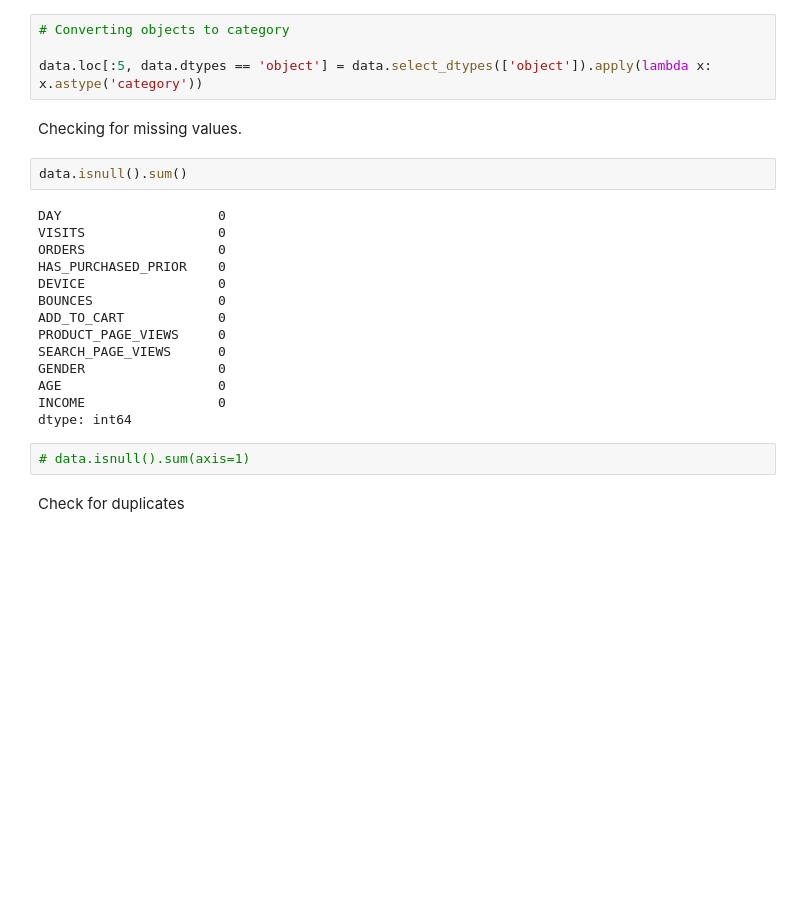
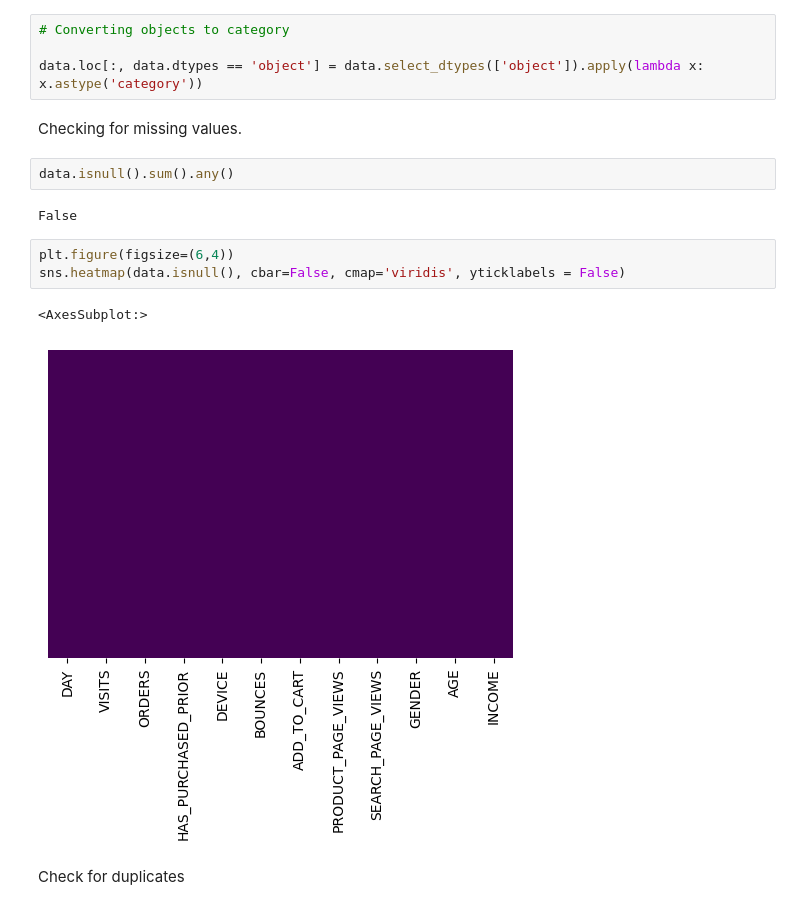
Before and after one commit to Naftal-Rainer/WEB-ANALYTICS-INSIGHTS, a Jupyter notebook: web_analytics_insights.ipynb, the cells around one changed output. Saved outputs shown, nothing was run; the diff lists cells and outputs as text; blank space fills up the shorter version.

```diff
--- a/web_analytics_insights.ipynb
+++ b/web_analytics_insights.ipynb
@@ -100,27 +110,19 @@ data.head(5).T
 # %%
 # Converting objects to category
 
-data.loc[:5, data.dtypes == 'object'] = data.select_dtypes(['object']).apply(lambda x: x.astype('category'))
+data.loc[:, data.dtypes == 'object'] = data.select_dtypes(['object']).apply(lambda x: x.astype('category'))
 # %% [markdown]
 Checking for missing values.
 # %%
-data.isnull().sum()
+data.isnull().sum().any()
 # %% [output]
-DAY                    0
-VISITS                 0
-ORDERS                 0
-HAS_PURCHASED_PRIOR    0
-DEVICE                 0
-BOUNCES                0
-ADD_TO_CART            0
-PRODUCT_PAGE_VIEWS     0
-SEARCH_PAGE_VIEWS      0
-GENDER                 0
-AGE                    0
-INCOME                 0
-dtype: int64
+False
-# %%
-# data.isnull().sum(axis=1)
+# %%
+plt.figure(figsize=(6,4))
+sns.heatmap(data.isnull(), cbar=False, cmap='viridis', yticklabels = False)
+# %% [output]
+<AxesSubplot:>
+[figure, added]
 # %% [markdown]
 Check for duplicates
 # %%
```
Also changed, not shown: parts of 30 cells of this notebook, 1 other file.
